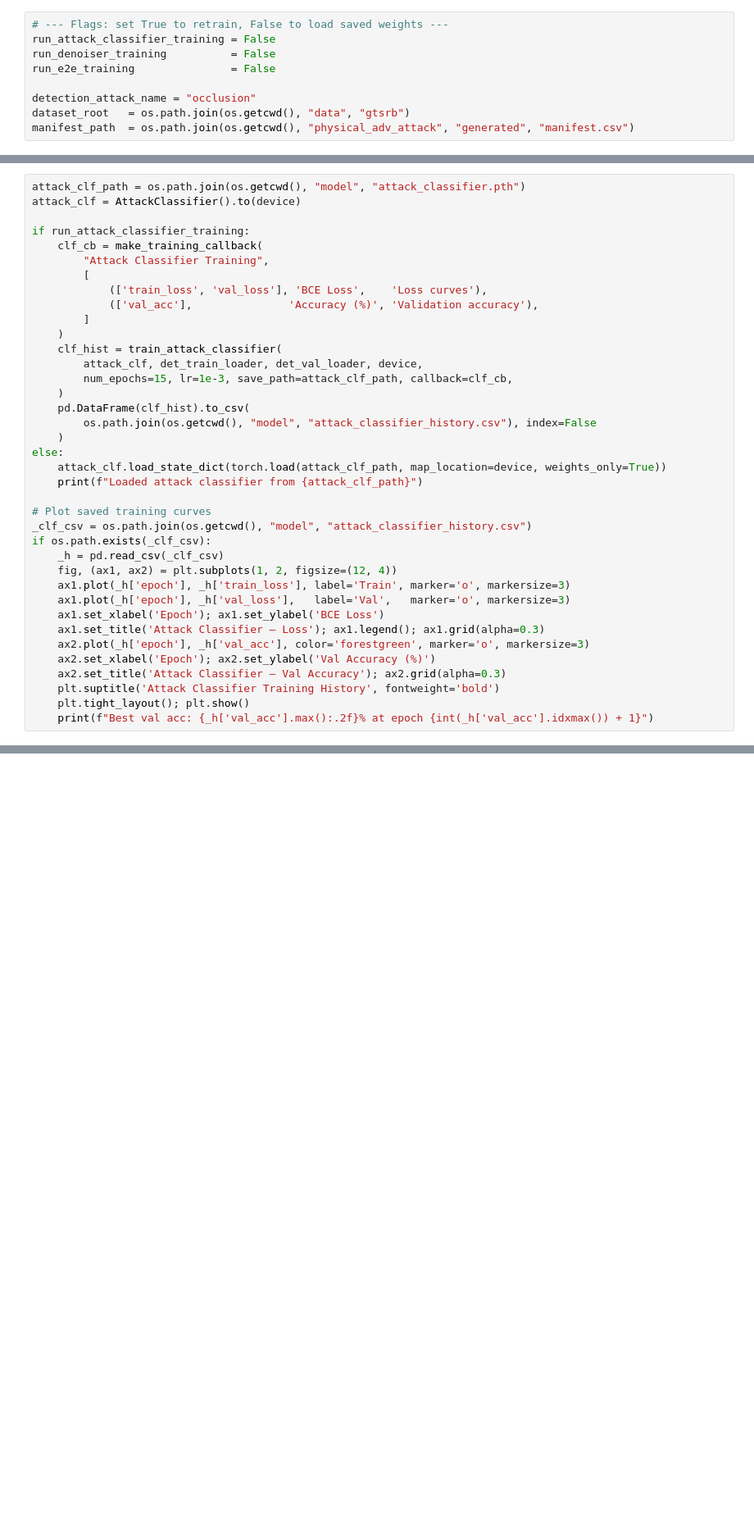
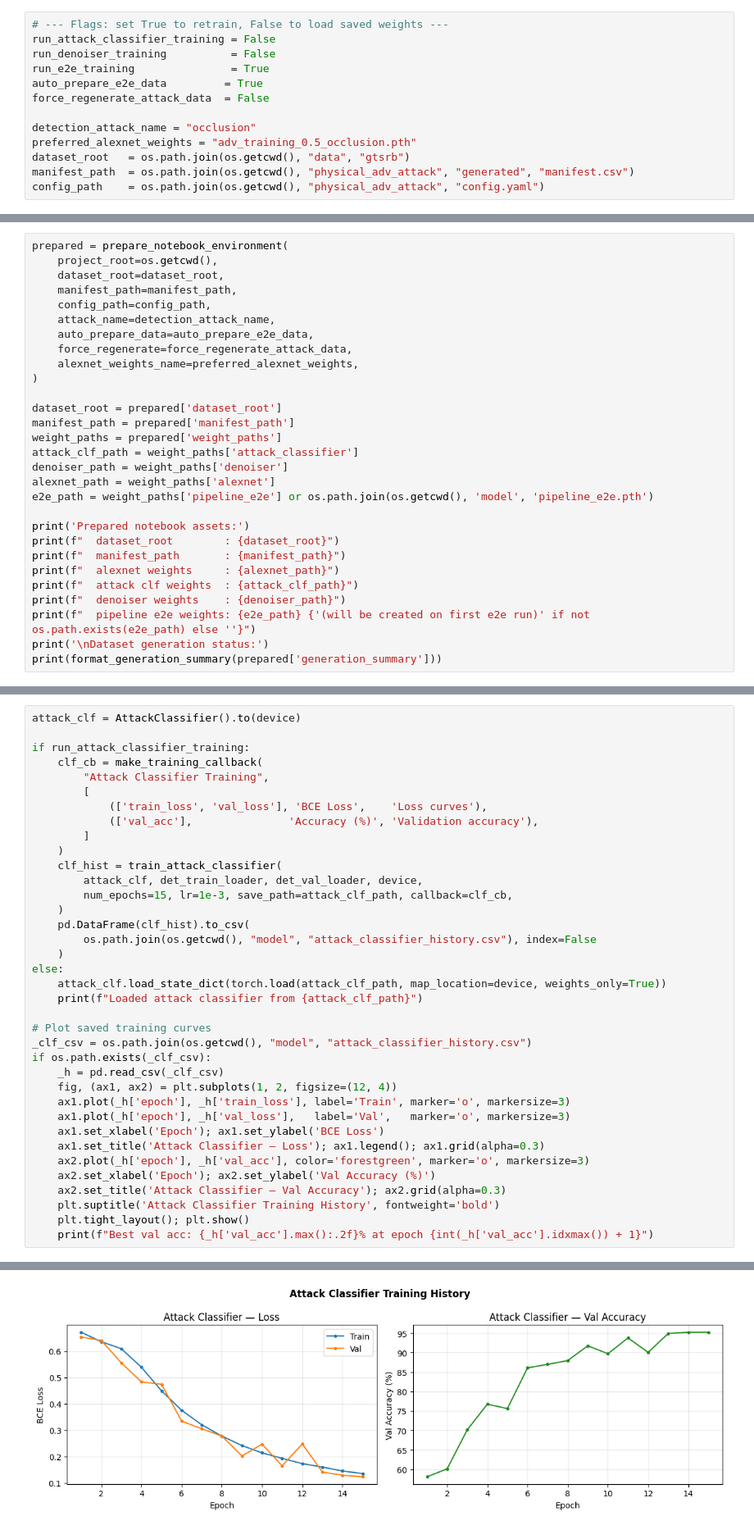
Before and after one commit to fa-fie/computer-vision-project, a Jupyter notebook: ComputerVision_Groupproject.ipynb, the cells around one changed output, grey strips where cells are left out. Shown at 82% size. Drawn from its saved outputs; the diff is of its cells as text; blank space fills up the shorter version.

Commit message:
Improve plotting and notebook
Signed-off-by: Javier Gil <jgilaviles@gmail.com>

```diff
--- a/ComputerVision_Groupproject.ipynb
+++ b/ComputerVision_Groupproject.ipynb
@@ -419,11 +388,15 @@ Phases:
 # --- Flags: set True to retrain, False to load saved weights ---
 run_attack_classifier_training = False
 run_denoiser_training          = False
-run_e2e_training               = False
+run_e2e_training               = True
+auto_prepare_e2e_data         = True
+force_regenerate_attack_data  = False
 
 detection_attack_name = "occlusion"
+preferred_alexnet_weights = "adv_training_0.5_occlusion.pth"
 dataset_root   = os.path.join(os.getcwd(), "data", "gtsrb")
 manifest_path  = os.path.join(os.getcwd(), "physical_adv_attack", "generated", "manifest.csv")
+config_path    = os.path.join(os.getcwd(), "physical_adv_attack", "config.yaml")
 # %%
 import importlib, copy
 import architectures
@@ -492,0 +475,29 @@ print('Utilities ready')
+# %%
+prepared = prepare_notebook_environment(
+    project_root=os.getcwd(),
+    dataset_root=dataset_root,
+    manifest_path=manifest_path,
+    config_path=config_path,
+    attack_name=detection_attack_name,
+    auto_prepare_data=auto_prepare_e2e_data,
+    force_regenerate=force_regenerate_attack_data,
+    alexnet_weights_name=preferred_alexnet_weights,
+)
+
+dataset_root = prepared['dataset_root']
+manifest_path = prepared['manifest_path']
+weight_paths = prepared['weight_paths']
+attack_clf_path = weight_paths['attack_classifier']
+denoiser_path = weight_paths['denoiser']
+alexnet_path = weight_paths['alexnet']
+e2e_path = weight_paths['pipeline_e2e'] or os.path.join(os.getcwd(), 'model', 'pipeline_e2e.pth')
+
+print('Prepared notebook assets:')
+print(f"  dataset_root        : {dataset_root}")
+print(f"  manifest_path       : {manifest_path}")
+print(f"  alexnet weights     : {alexnet_path}")
+print(f"  attack clf weights  : {attack_clf_path}")
+print(f"  denoiser weights    : {denoiser_path}")
+print(f"  pipeline e2e weights: {e2e_path} {'(will be created on first e2e run)' if not os.path.exists(e2e_path) else ''}")
+print('\nDataset generation status:')
+print(format_generation_summary(prepared['generation_summary']))
@@ -569,7 +618,6 @@ print(f"E2E               : {len(e2e_train_ds):,} train / {len(e2e_val_ds):,} va
 Light CNN (3 conv blocks + AdaptiveAvgPool) → single logit, trained with BCEWithLogitsLoss.
 Binary: **0 = clean**, **1 = attacked**.
 # %%
-attack_clf_path = os.path.join(os.getcwd(), "model", "attack_classifier.pth")
 attack_clf = AttackClassifier().to(device)
 
 if run_attack_classifier_training:
@@ -606,3 +654,4 @@ if os.path.exists(_clf_csv):
     plt.suptitle('Attack Classifier Training History', fontweight='bold')
     plt.tight_layout(); plt.show()
     print(f"Best val acc: {_h['val_acc'].max():.2f}% at epoch {int(_h['val_acc'].idxmax()) + 1}")
+# %% [output]
@@ -608,0 +659 @@ if os.path.exists(_clf_csv):
+[figure, added]
```
Also changed, not shown: parts of 27 cells of this notebook, 6 other files.
